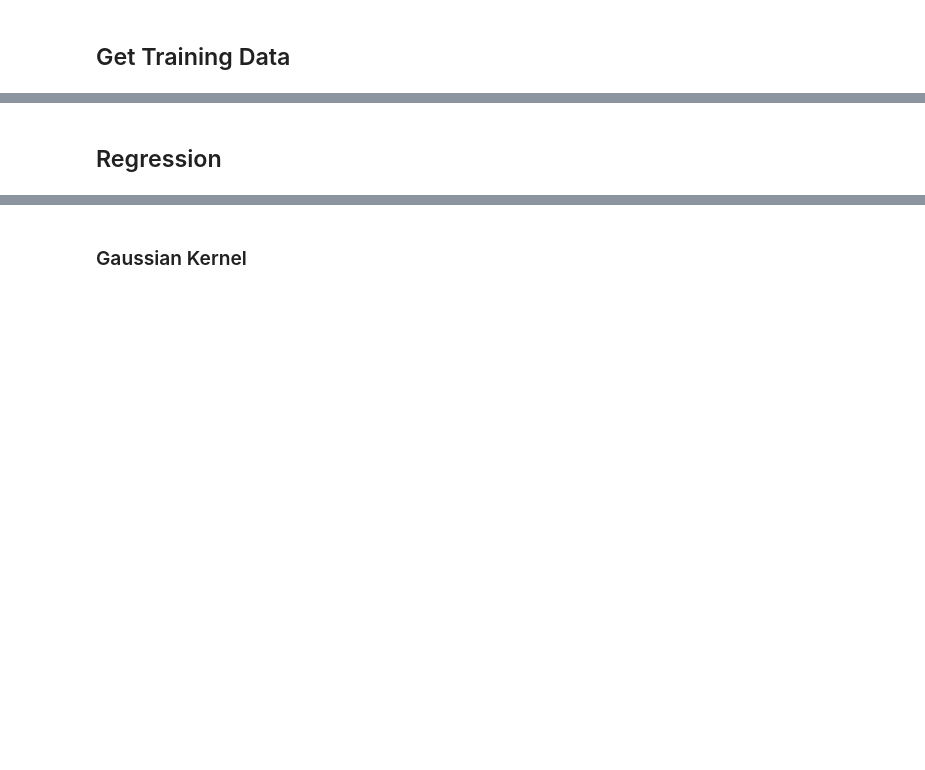
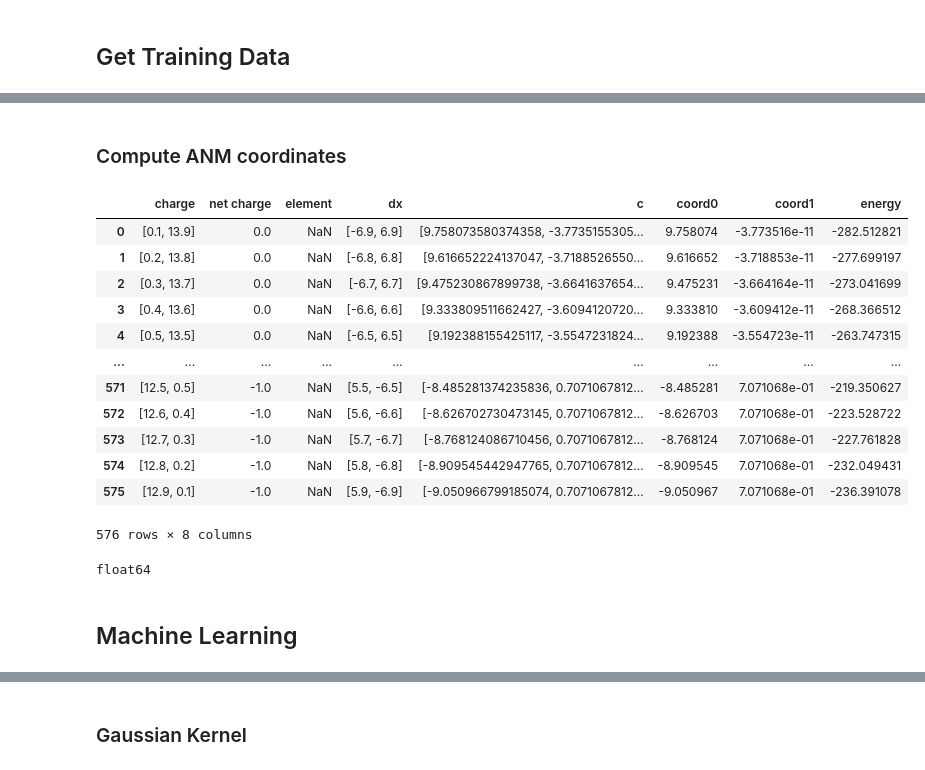
Before and after one commit to GabrielWu2004/Alchemical_Normal_Modes, a Jupyter notebook: ML_with_ANM/ML_code/ML_Diatomic.ipynb, the cells around one changed output, grey strips where cells are left out. Cells and saved outputs as stored; diff of their text form; code cells hidden in the pictures; blank space fills up the shorter version.

```diff
--- a/ML_with_ANM/ML_code/ML_Diatomic.ipynb
+++ b/ML_with_ANM/ML_code/ML_Diatomic.ipynb
@@ -634,4 +315,0 @@ def get_diatomic_data(ap_mol):
-# %%
-diatomic_data = get_diatomic_data(ap_nn)
-display(diatomic_data)
-# print(diatomic_data['dx'].dtype)
@@ -652,22 +316,41 @@ display(diatomic_data)
+# %% [markdown]
+### Compute ANM coordinates ###
 # %%
 # express each molecule using the ANM basis
-# i.e. c = Q_inv @ dx
+# c = Q_inv @ dx
 
 dx_array = np.array(diatomic_data['dx'].tolist())
-# print(dx_array)
 
 c_array = (Q_inv @ dx_array.T).T
-# print(c_array)
-
-# print(c_array.tolist())
 
 diatomic_data['c'] = c_array.tolist()
-diatomic_data['coord_0'] = diatomic_data['c'].apply(lambda x: x[0])
-diatomic_data['coord_1'] = diatomic_data['c'].apply(lambda x: x[1])
+diatomic_data['coord0'] = diatomic_data['c'].apply(lambda x: x[0])
+diatomic_data['coord1'] = diatomic_data['c'].apply(lambda x: x[1])
+
+column_order = ['charge', 'net charge', 'element', 'dx', 'c', 'coord0', 'coord1', 'energy']
+diatomic_data = diatomic_data.reindex(columns=column_order)
 
 display(diatomic_data)
+# %% [output]
+|  | charge | net charge | element | dx | c | coord0 | coord1 | energy |
+| 0 | [0.1, 13.9] | 0.0 | NaN | [-6.9, 6.9] | [9.758073580374358, -3.7735155305... | 9.758074 | -3.773516e-11 | -282.512821 |
+| 1 | [0.2, 13.8] | 0.0 | NaN | [-6.8, 6.8] | [9.616652224137047, -3.7188526550... | 9.616652 | -3.718853e-11 | -277.699197 |
+| 2 | [0.3, 13.7] | 0.0 | NaN | [-6.7, 6.7] | [9.475230867899738, -3.6641637654... | 9.475231 | -3.664164e-11 | -273.041699 |
+| 3 | [0.4, 13.6] | 0.0 | NaN | [-6.6, 6.6] | [9.333809511662427, -3.6094120720... | 9.333810 | -3.609412e-11 | -268.366512 |
+| 4 | [0.5, 13.5] | 0.0 | NaN | [-6.5, 6.5] | [9.192388155425117, -3.5547231824... | 9.192388 | -3.554723e-11 | -263.747315 |
+| ... | ... | ... | ... | ... | ... | ... | ... | ... |
+| 571 | [12.5, 0.5] | -1.0 | NaN | [5.5, -6.5] | [-8.485281374235836, 0.7071067812... | -8.485281 | 7.071068e-01 | -219.350627 |
+| 572 | [12.6, 0.4] | -1.0 | NaN | [5.6, -6.6] | [-8.626702730473145, 0.7071067812... | -8.626703 | 7.071068e-01 | -223.528722 |
+| 573 | [12.7, 0.3] | -1.0 | NaN | [5.7, -6.7] | [-8.768124086710456, 0.7071067812... | -8.768124 | 7.071068e-01 | -227.761828 |
+| 574 | [12.8, 0.2] | -1.0 | NaN | [5.8, -6.8] | [-8.909545442947765, 0.7071067812... | -8.909545 | 7.071068e-01 | -232.049431 |
+| 575 | [12.9, 0.1] | -1.0 | NaN | [5.9, -6.9] | [-9.050966799185074, 0.7071067812... | -9.050967 | 7.071068e-01 | -236.391078 |
+576 rows × 8 columns
-# %% [markdown]
-## Regression ##
+# %%
+print(diatomic_data['energy'].dtype)
+# %% [output]
+float64
+# %% [markdown]
+## Machine Learning ##
 # %%
 from sklearn.linear_model import Ridge
 from sklearn.kernel_ridge import KernelRidge
```
Also changed, not shown: parts of 28 cells of this notebook, 9 other files.
